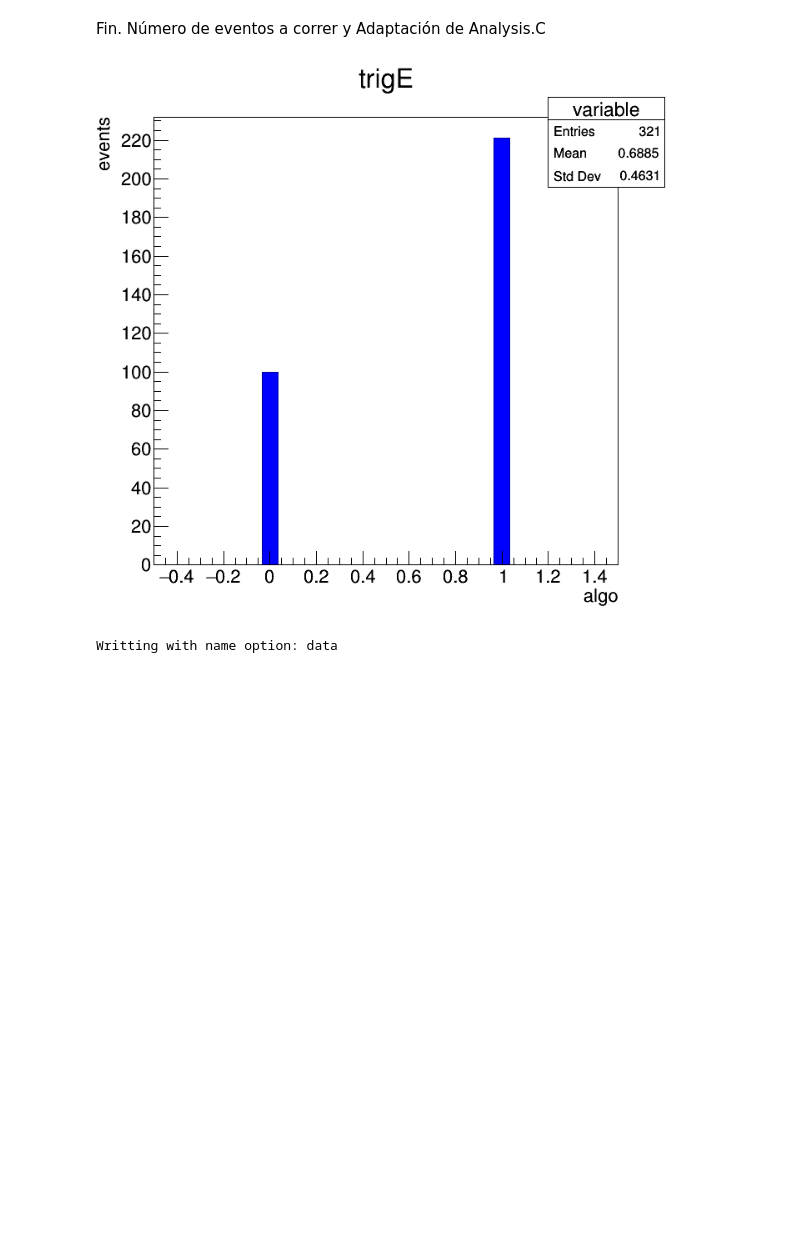
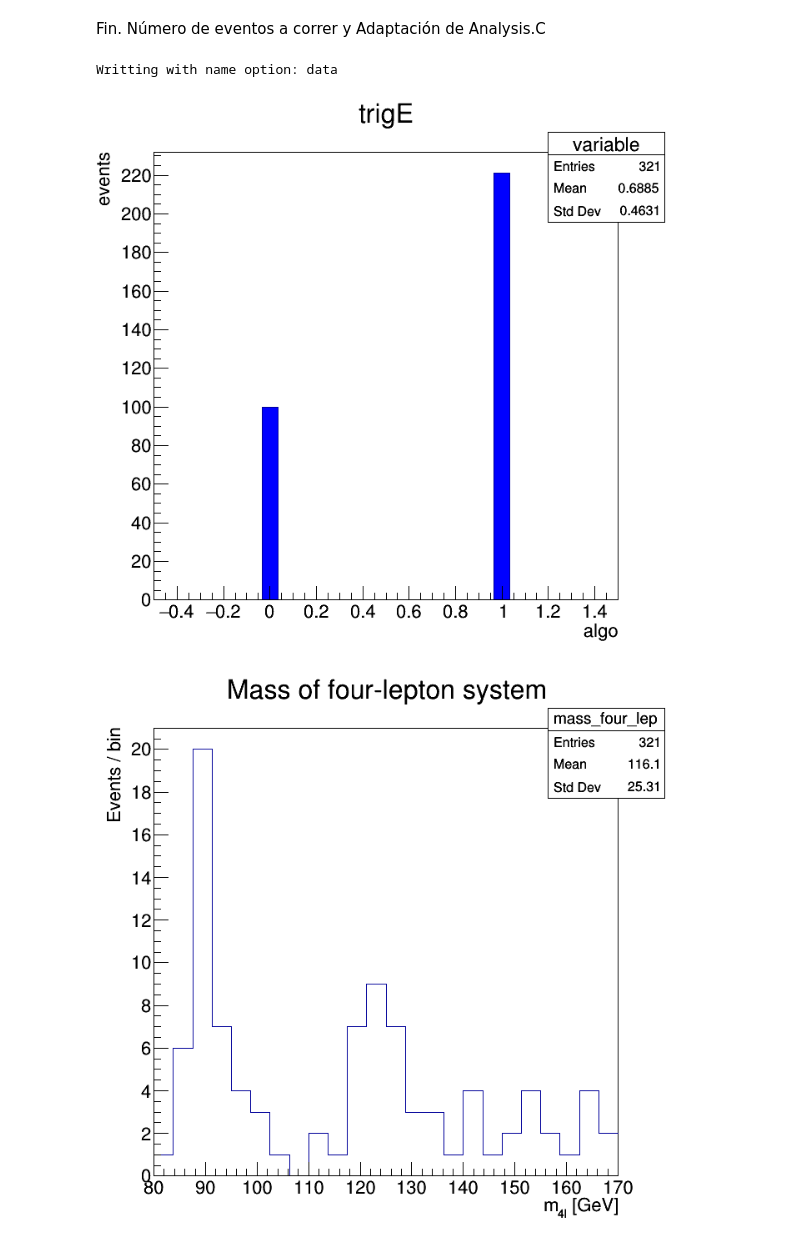
Before and after one commit to AltuOs/HZZ4l, a Jupyter notebook: Test_Analysis.ipynb, the cells around one changed output. Saved outputs shown, nothing was run; the diff lists cells and outputs as text; code cells hidden in the pictures; blank space fills up the shorter version.

```diff
--- a/Test_Analysis.ipynb
+++ b/Test_Analysis.ipynb
@@ -584,9 +575,34 @@ Float_t fraction_events = 1;
 . Total # events = 832. Events to run = 832 corresponding to 100% of total events!
 # %% [markdown]
 Fin. Número de eventos a correr y Adaptación de Analysis.C
+# %%
+//HACER BUCLE FOR PARA QUE GENERE EL FILE EN CADA DATO DE ENTRADA. O INCLUIR COMO FUNCIÓN EN EL BUCLE PRINCIPAL.
+
+//void Terminate(){
+    // The Terminate() function is the last function to be called during the
+    // analysis of a tree with a selector. It always runs on the client, it can
+    // be used to present the results graphically or save the results to file.
+
+    // creating the output file
+    TString filename_option = sample[0];
+    printf("Writting with name option: %s \n", filename_option.Data());
+    TString output_name="Output_HZZAnalysis/"+filename_option+".root";
+    const char* filename = output_name;
+
+    TFile physicsoutput(filename,"recreate");
+    WriteHistograms();
+    physicsoutput.Close();
+//}
+# %% [output]
+Writting with name option: data
 # %%
 TCanvas *canvas = new TCanvas("c","c",10,10,700,700);
 hist->Draw();
 canvas->Draw();
+
+TCanvas *canvas_1 = new TCanvas("c1","c1",10,10,700,700);
+mass_four_lep->Draw();
+canvas_1->Draw();
 # %% [output]
 [figure]
+[figure, added]
@@ -596,18 +608,0 @@ canvas->Draw();
-# %%
-//void Terminate(){
-    // The Terminate() function is the last function to be called during the
-    // analysis of a tree with a selector. It always runs on the client, it can
-    // be used to present the results graphically or save the results to file.
-
-    // creating the output file
-    TString filename_option = sample[0];
-    printf("Writting with name option: %s \n", filename_option.Data());
-    TString output_name="Output_HZZAnalysis/"+filename_option+".root";
-    const char* filename = output_name;
-
-    TFile physicsoutput(filename,"recreate");
-    WriteHistograms();
-    physicsoutput.Close();
-//}
-# %% [output]
-Writting with name option: data
```
Also changed, not shown: parts of 12 cells of this notebook, 1 other file.
